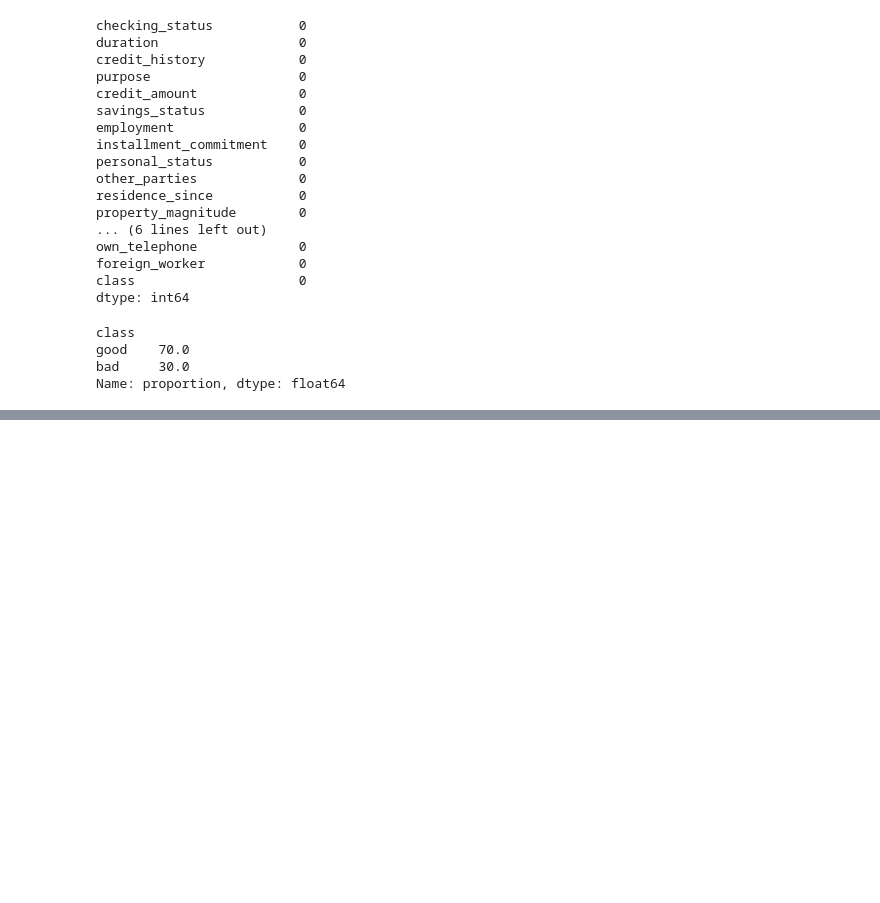
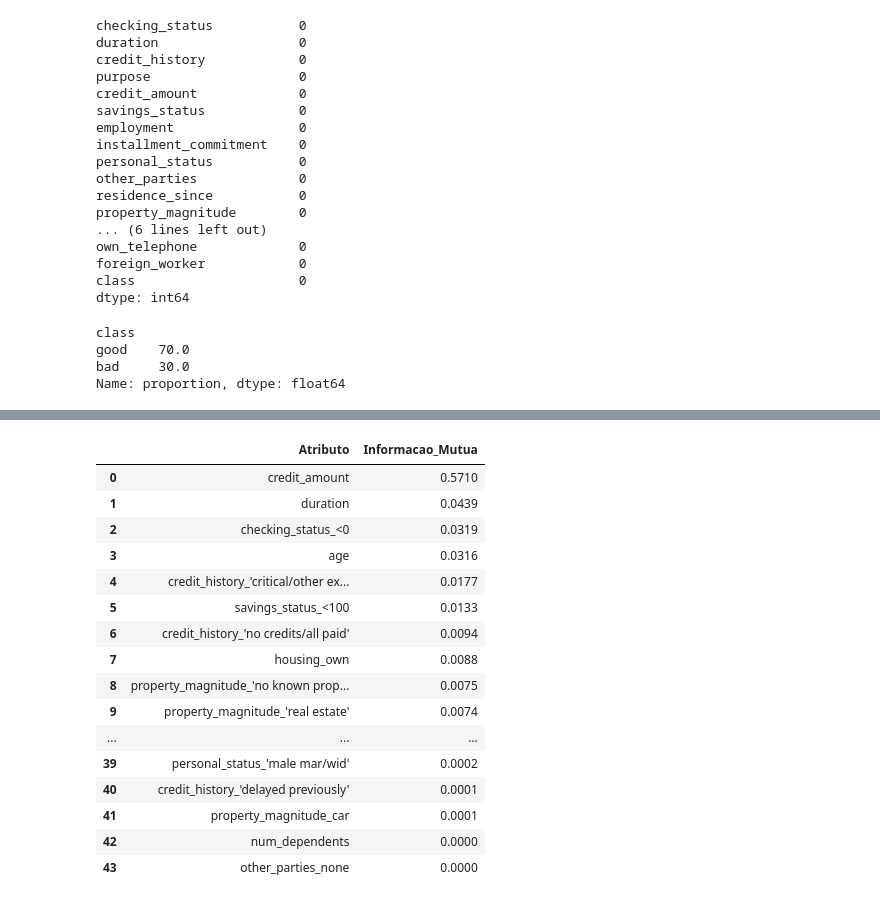
Before and after one commit to g1ovanejunior/previsao-credit-navie-bayes, a Jupyter notebook: parte2_com_analise.ipynb, the cells around one changed output, grey strips where cells are left out. Drawn from its saved outputs; the diff is of its cells as text; code cells hidden in the pictures; blank space fills up the shorter version.

Commit message:
Adiciona analise de informacao mutua e selecao de atributos

```diff
--- a/parte2_com_analise.ipynb
+++ b/parte2_com_analise.ipynb
@@ -106,0 +133,4 @@ Name: proportion, dtype: float64
+# %%
+#Mdificando o dataframe original, descartando as colunas que não são relevantes para a análise.
+credito_modificado1 = credito.drop(columns=colunas_descartar)
+print(credito_modificado1.shape)
@@ -106,0 +139,17 @@ Name: proportion, dtype: float64
+# %%
+
+# 1. Separar atributos (X) e classe alvo (y) do seu dataset modificado
+X = credito_modificado1.drop(columns=['class'])
+y = credito_modificado1['class']
+
+# 2. Criar a variável X_encoded convertendo textos/categorias em números (One-Hot Encoding)
+X_encoded = pd.get_dummies(X, drop_first=True)
+# %%
+#Utilizando a Informação Mútua para analisar a relevância das colunas numéricas. A Informação Mútua é uma medida de dependência entre duas variáveis. No caso, queremos verificar se cada coluna numérica tem alguma relação com a variável alvo 'classe'.
+
+#Cruzar os dados com a variavel alvo para dexcobrir a relevancia de cada uma das colunas.
+importancia = mutual_info_classif(X_encoded, y, discrete_features=True)
+
+credito_modificado1_im = pd.DataFrame({'Atributo': X_encoded.columns, 'Informacao_Mutua': importancia})
+credito_modificado1_im = credito_modificado1_im.sort_values(by='Informacao_Mutua', ascending=False)
+print(credito_modificado1_im)
@@ -106,0 +174,29 @@ Name: proportion, dtype: float64
+# %%
+#Organizar a lista para mostrar os números mais próximos de 0
+
+pd.set_option('display.float_format', lambda x: '%.4f' % x)
+
+df_mi_organizado = credito_modificado1_im.copy()
+df_mi_organizado['Informacao_Mutua'] = df_mi_organizado['Informacao_Mutua'].round(4)
+df_mi_organizado = df_mi_organizado.reset_index(drop=True)
+
+# Exibe o resultado organizado
+df_mi_organizado
+# %% [output]
+|  | Atributo | Informacao_Mutua |
+| 0 | credit_amount | 0.5710 |
+| 1 | duration | 0.0439 |
+| 2 | checking_status_<0 | 0.0319 |
+| 3 | age | 0.0316 |
+| 4 | credit_history_'critical/other ex... | 0.0177 |
+| 5 | savings_status_<100 | 0.0133 |
+| 6 | credit_history_'no credits/all paid' | 0.0094 |
+| 7 | housing_own | 0.0088 |
+| 8 | property_magnitude_'no known prop... | 0.0075 |
+| 9 | property_magnitude_'real estate' | 0.0074 |
+| ... | ... | ... |
+| 39 | personal_status_'male mar/wid' | 0.0002 |
+| 40 | credit_history_'delayed previously' | 0.0001 |
+| 41 | property_magnitude_car | 0.0001 |
+| 42 | num_dependents | 0.0000 |
+| 43 | other_parties_none | 0.0000 |
```
Also changed, not shown: parts of 4 cells of this notebook.
